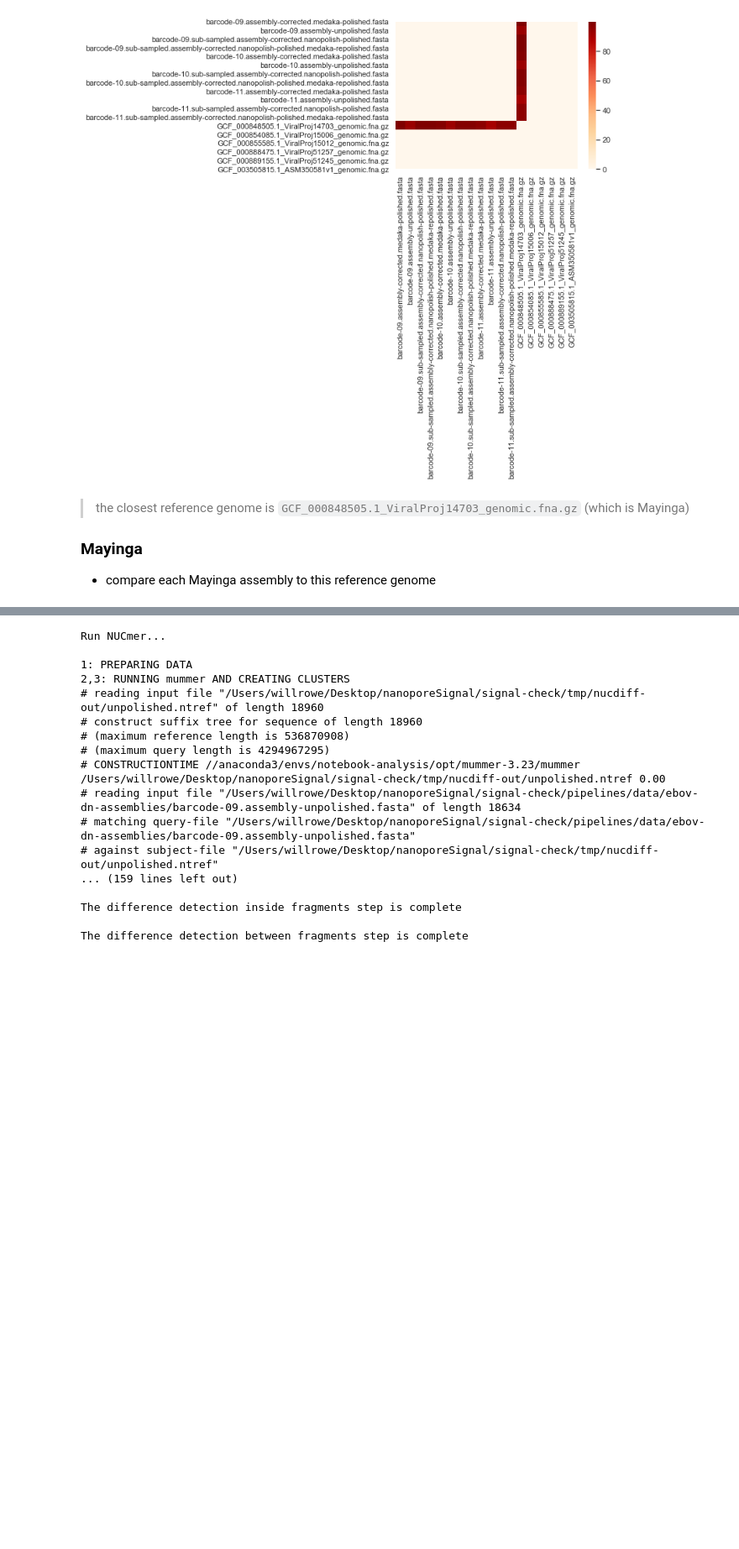
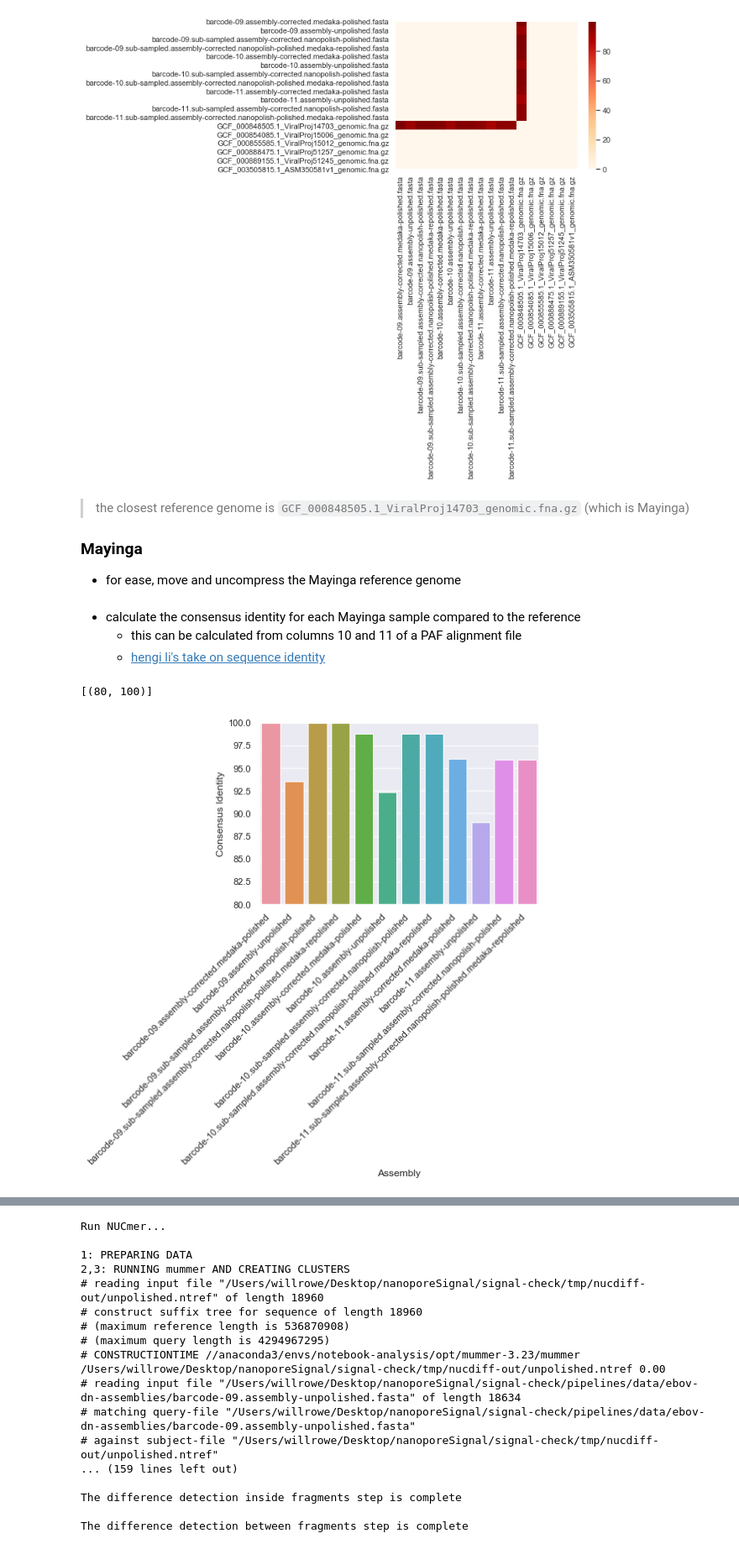
Before and after one commit to will-rowe/signal-check, a Jupyter notebook: analysis-r941_min_fast.ipynb, the cells around one changed output, grey strips where cells are left out. Shown: that part at 84% size. Cells and saved outputs as stored; diff of their text form; code cells hidden in the pictures; blank space fills up the shorter version.

```diff
--- a/analysis-r941_min_fast.ipynb
+++ b/analysis-r941_min_fast.ipynb
@@ -175,4 +175,4 @@ sns.heatmap(df, cmap="OrRd")
 
 ### Mayinga
 
-* compare each Mayinga assembly to this reference genome
+* for ease, move and uncompress the Mayinga reference genome
@@ -178,0 +181,41 @@ sns.heatmap(df, cmap="OrRd")
+# %% [markdown]
+* calculate the consensus identity for each Mayinga sample compared to the reference
+    * this can be calculated from columns 10 and 11 of a PAF alignment file
+    * [hengi li's take on sequence identity](https://lh3.github.io/2018/11/25/on-the-definition-of-sequence-identity)
+# %%
+# import the minimap2 binding (mappy)
+import mappy as mp
+
+# set up the results list
+idents = []
+
+# set up the index
+a = mp.Aligner("tmp/mayinga-ref-genome.fasta", preset="asm10")  # load or build index
+if not a: raise Exception("ERROR: failed to load/build index")
+
+# open the list of assemblies we made
+with open("tmp/assembled-genome-list.txt", "r") as fh:
+
+    # align each assembly to the reference
+    for line in fh:
+        base=os.path.basename(line)
+        assemblyName=os.path.splitext(base)[0]
+        for name, seq, qual in mp.fastx_read(line.rstrip()):
+
+            # get the best hit for each assembly
+            topHit = 0.0
+            for hit in a.map(seq):
+                if (hit.mlen/hit.blen) > topHit:
+                    topHit = (hit.mlen/hit.blen) * 100.0
+
+            # store for plotting later
+            idents.append([assemblyName, topHit])
+
+# plot the consensus identities
+df = pd.DataFrame(idents, columns = ['Assembly', 'Consensus Identity'])
+chart = sns.barplot(x="Assembly", y="Consensus Identity", data=df)
+chart.set_xticklabels(chart.get_xticklabels(), rotation=45, horizontalalignment='right', fontweight='light')
+chart.set(ylim=(80, 100))
+# %% [output]
+[(80, 100)]
+[figure, added]
```
Also changed, not shown: parts of 6 cells of this notebook, 1 other file.
